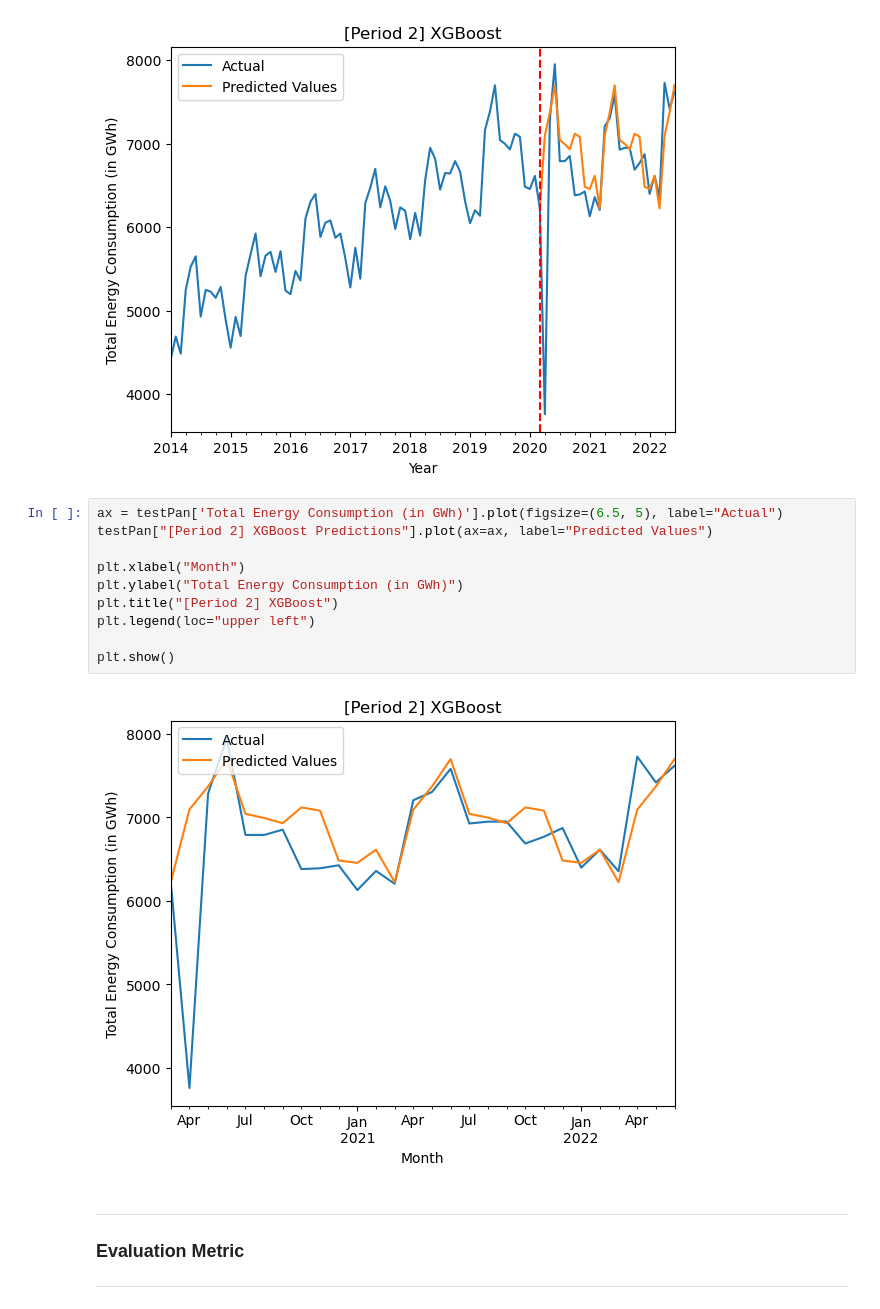
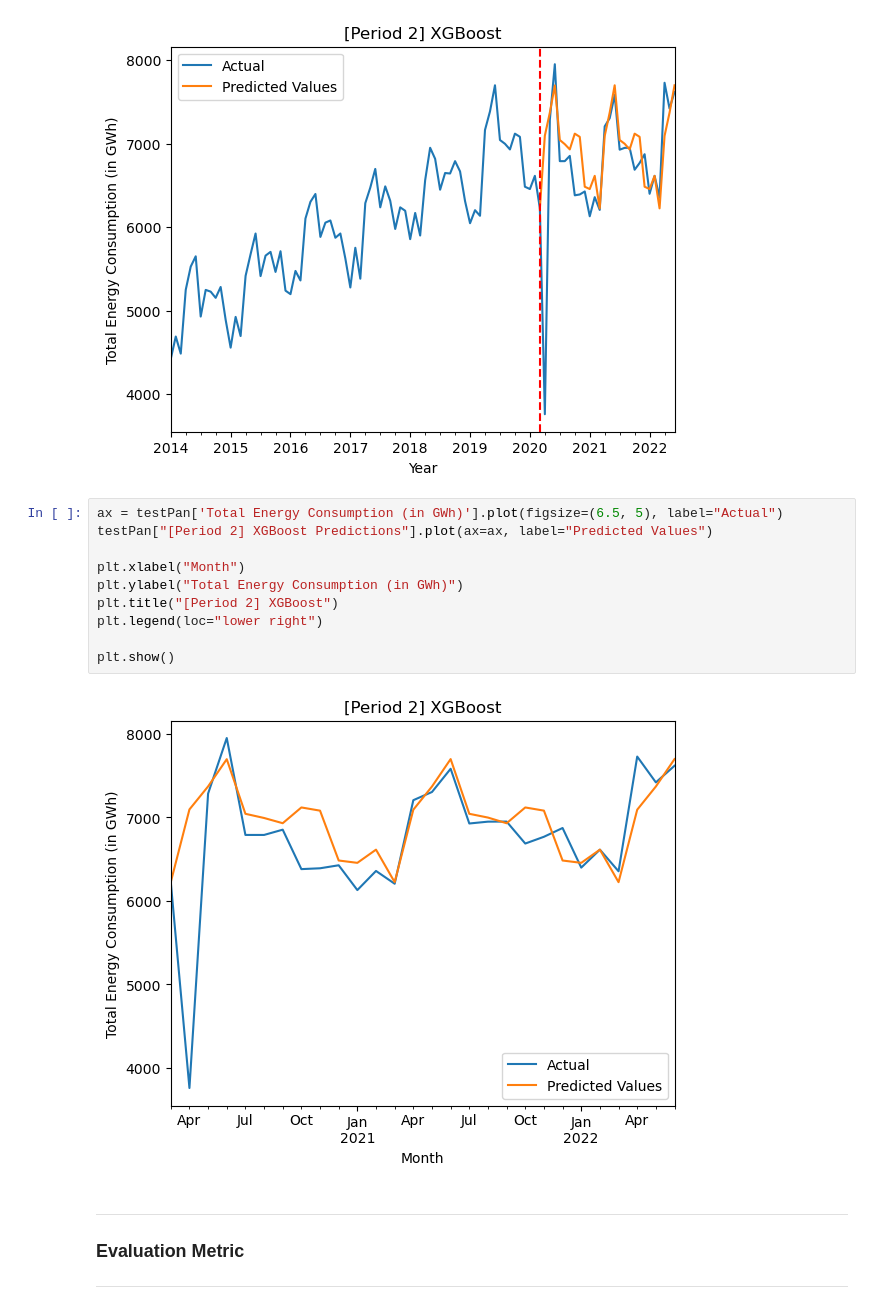
Before and after one commit to errutorculas/cmsc197-ML-miniproj, a Jupyter notebook: jupyter-notebook-code/miniproj.ipynb, the cells around one changed output. Drawn from its saved outputs; the diff is of its cells as text.

```diff
--- a/jupyter-notebook-code/miniproj.ipynb
+++ b/jupyter-notebook-code/miniproj.ipynb
@@ -478,15 +478,15 @@ plt.show()
 # %%
 ax = testPan['Total Energy Consumption (in GWh)'].plot(figsize=(6.5, 5), label="Actual")
 testPan["[Period 2] XGBoost Predictions"].plot(ax=ax, label="Predicted Values")
 
 plt.xlabel("Month")
 plt.ylabel("Total Energy Consumption (in GWh)")
 plt.title("[Period 2] XGBoost")
-plt.legend(loc="upper left")
+plt.legend(loc="lower right")
 
 plt.show()
 # %% [output]
-[figure, old version]
+[figure, new version]
 # %% [markdown]
 ***
 ### Evaluation Metric <a class="anchor" id="evalXGB"></a>
```
Also changed, not shown: parts of 3 cells of this notebook.
